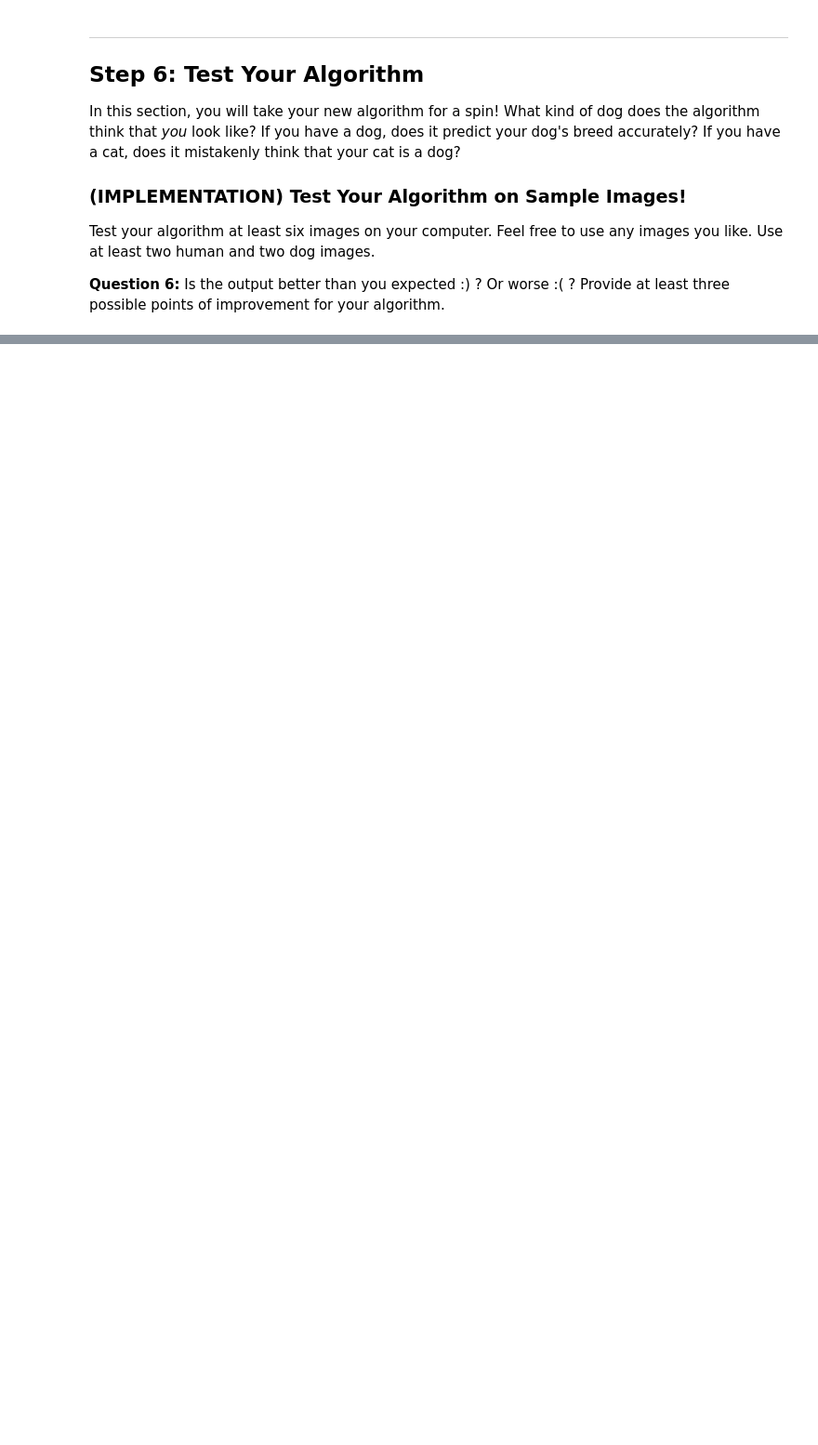
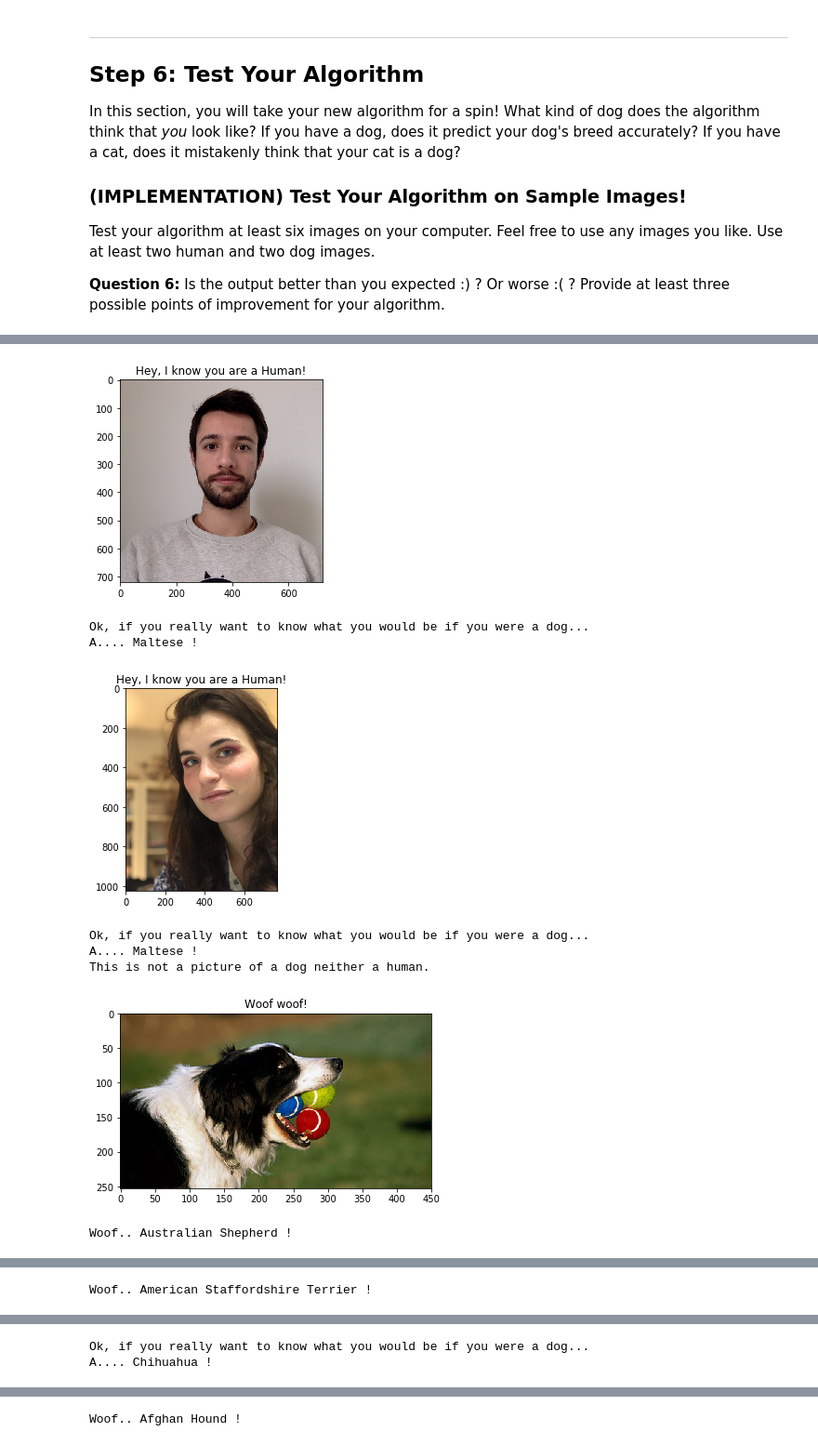
Before and after one commit to MattiooFR/udacity-projects, a Jupyter notebook: project-dog-classification/dog_app.ipynb, the cells around one changed output, grey strips where cells are left out. Shown at 93% size. Saved outputs shown, nothing was run; the diff lists cells and outputs as text; code cells hidden in the pictures; blank space fills up the shorter version.

```diff
--- a/project-dog-classification/dog_app.ipynb
+++ b/project-dog-classification/dog_app.ipynb
@@ -886,14 +881,9 @@ VGG(
 for param in model_transfer.parameters():
     param.requires_grad = False
 
-model_transfer.classifier[6] = nn.Sequential(
-                      nn.Linear(4096, 256),
-                      nn.ReLU(),
-                      nn.Dropout(0.4),
-                      nn.Linear(256, 133),
-                      nn.LogSoftmax(dim=1))
+model_transfer.classifier = nn.Linear(model_transfer.classifier.in_features, 133)
 
-print(model_transfer)
+print(model_transfer.classifier)
 if use_cuda:
     model_transfer = model_transfer.cuda()
 # %% [output]
@@ -929,3 +899,9 @@ optimizer_transfer = optim.Adam(model_transfer.classifier[6].parameters())
+# %%
+### TODO: select loss function
+criterion_transfer = nn.CrossEntropyLoss()
+
+### TODO: select optimizer
+optimizer_transfer = optim.SGD(model_transfer.classifier.parameters(), lr=0.01, momentum=0.9)
 # %% [markdown]
 ### (IMPLEMENTATION) Train and Validate the Model
 
@@ -967,7 +952,7 @@ Write a function that takes an image path as input and returns the dog breed (`A
 ### and returns the dog breed that is predicted by the model.
 
 # list of class names by index, i.e. a name can be accessed like class_names[0]
-class_names = [item[4:].replace("_", " ").title() for item in data_transfer['train'].classes]
+class_names = [item[4:].replace("_", " ").title() for item in train_data.classes]
 
 def predict_breed_transfer(img_path):
     # load the image and return the predicted breed
@@ -1025,11 +1010,6 @@ Some sample output for our algorithm is provided below, but feel free to design
 ### Feel free to use as many code cells as needed.
 
 def imshow(img, title=None):
-    img = img.numpy().transpose((1, 2, 0))
-    mean = np.array([0.485, 0.456, 0.406])
-    std = np.array([0.229, 0.224, 0.225])
-    img = std*img + mean
-    img = np.clip(img, 0, 1)
     plt.imshow(img)
     if title is not None:
         plt.title(title)
@@ -1037,14 +1017,17 @@ def imshow(img, title=None):
 
 def run_app(img_path):
     ## handle cases for a human face, dog, and neither
+    dogs_breed = predict_breed_transfer(img_path)
 
-    if human_detector(img_path):
-        imshow(images[idx], title="Hey, I know you are a Human!")
-
-        dogs_breed = predict_breed_transfer(img_path)
-
+    if face_detector(img_path):
+        imshow(Image.open(img_path), title="Hey, I know you are a Human!")
         print("Ok, if you really want to know what you would be if you were a dog...")
         print("A.... {} !".format(dogs_breed))
+    elif dog_detector(img_path):
+        imshow(Image.open(img_path), title="Woof woof!")
+        print("Woof.. {} !".format(dogs_breed))
+    else:
+        print("This is not a picture of a dog neither a human.")
 # %% [markdown]
 ---
 <a id='step6'></a>
@@ -1062,8 +1049,19 @@ __Answer:__ (Three possible points for improvement)
 # %%
 ## TODO: Execute your algorithm from Step 6 on
 ## at least 6 images on your computer.
 ## Feel free to use as many code cells as needed.
+data_test = np.array(glob("img_tests/*"))
 
 ## suggested code, below
-for file in np.hstack((human_files[:3], dog_files[:3])):
+for file in np.hstack((data_test[3:], data_test[:3])):
     run_app(file)
+# %% [output]
+[figure, added]
+Ok, if you really want to know what you would be if you were a dog...
+A.... Maltese !
+[figure, added]
+Ok, if you really want to know what you would be if you were a dog...
+A.... Maltese !
+This is not a picture of a dog neither a human.
+[figure, added]
+Woof.. Australian Shepherd !
@@ -1069,0 +1069 @@ for file in np.hstack((human_files[:3], dog_files[:3])):
+Woof.. American Staffordshire Terrier !
@@ -1069,0 +1071,2 @@ for file in np.hstack((human_files[:3], dog_files[:3])):
+Ok, if you really want to know what you would be if you were a dog...
+A.... Chihuahua !
@@ -1069,0 +1074 @@ for file in np.hstack((human_files[:3], dog_files[:3])):
+Woof.. Afghan Hound !
```
Also changed, not shown: parts of 20 cells of this notebook.
